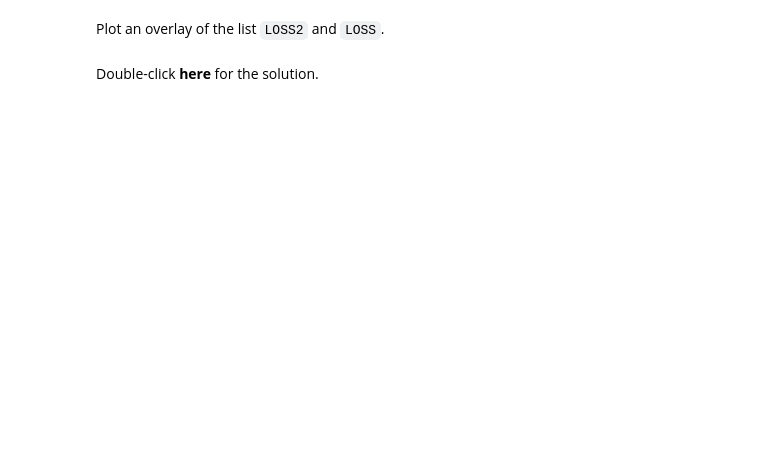
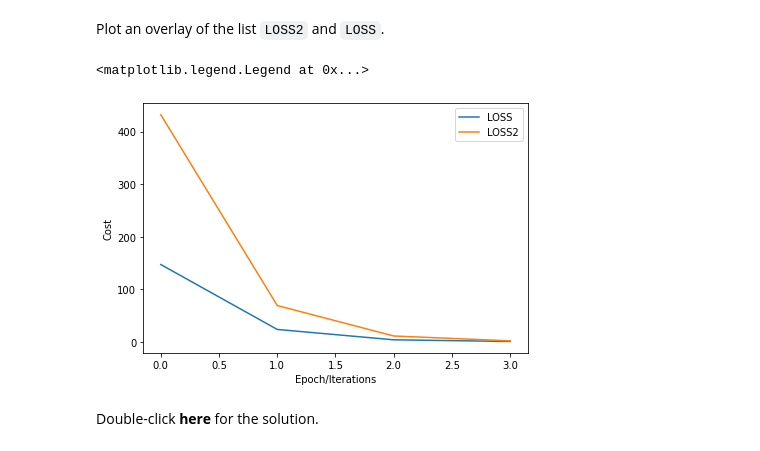
Before and after one commit to Aljoja/IBM-ML-Python, a Jupyter notebook: Deep Neural Networks with PyTorch/Week 2/2.2_linear_regression_one_parameter_v3.ipynb, the cells around one changed output. Cells and saved outputs as stored; diff of their text form; code cells hidden in the pictures; blank space fills up the shorter version.

```diff
--- a/Deep Neural Networks with PyTorch/Week 2/2.2_linear_regression_one_parameter_v3.ipynb
+++ b/Deep Neural Networks with PyTorch/Week 2/2.2_linear_regression_one_parameter_v3.ipynb
@@ -260,7 +295,16 @@ Plot an overlay of the list <code>LOSS2</code> and <code>LOSS</code>.
 # %%
 # Practice: Plot the list LOSS2 and LOSS
 
 # Type your code here
+plt.plot(LOSS, label = "LOSS")
+plt.plot(LOSS2, label = "LOSS2")
+plt.tight_layout()
+plt.xlabel("Epoch/Iterations")
+plt.ylabel("Cost")
+plt.legend()
+# %% [output]
+<matplotlib.legend.Legend at 0x...>
+[figure, added]
 # %% [markdown]
 Double-click <b>here</b> for the solution.
 
```
Also changed, not shown: parts of 9 cells of this notebook, 6 other files.
